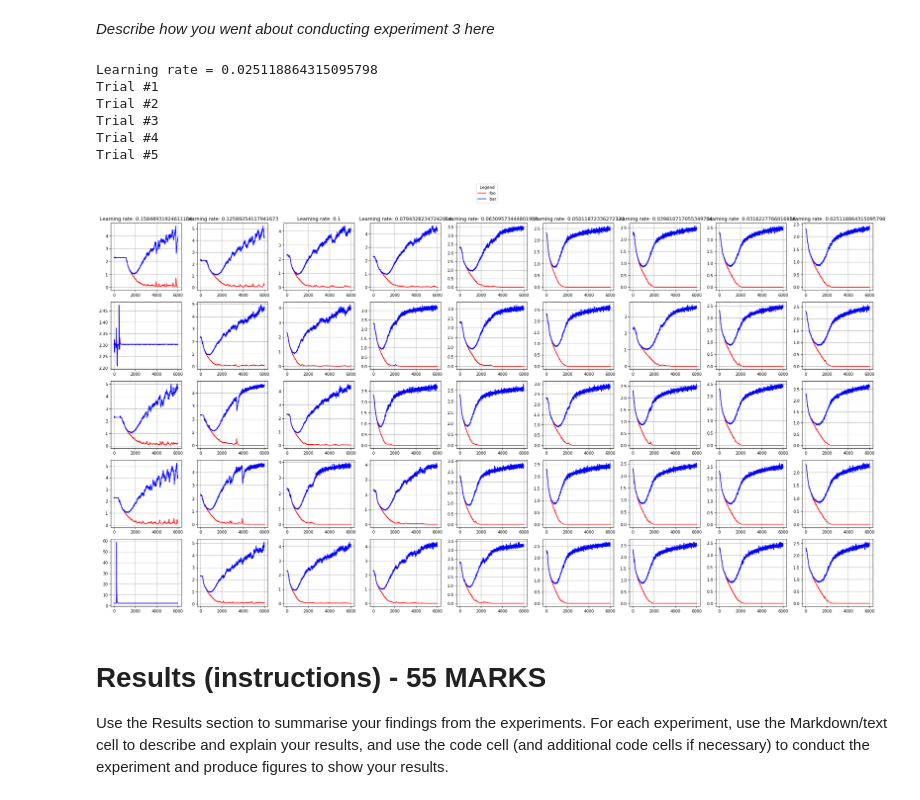
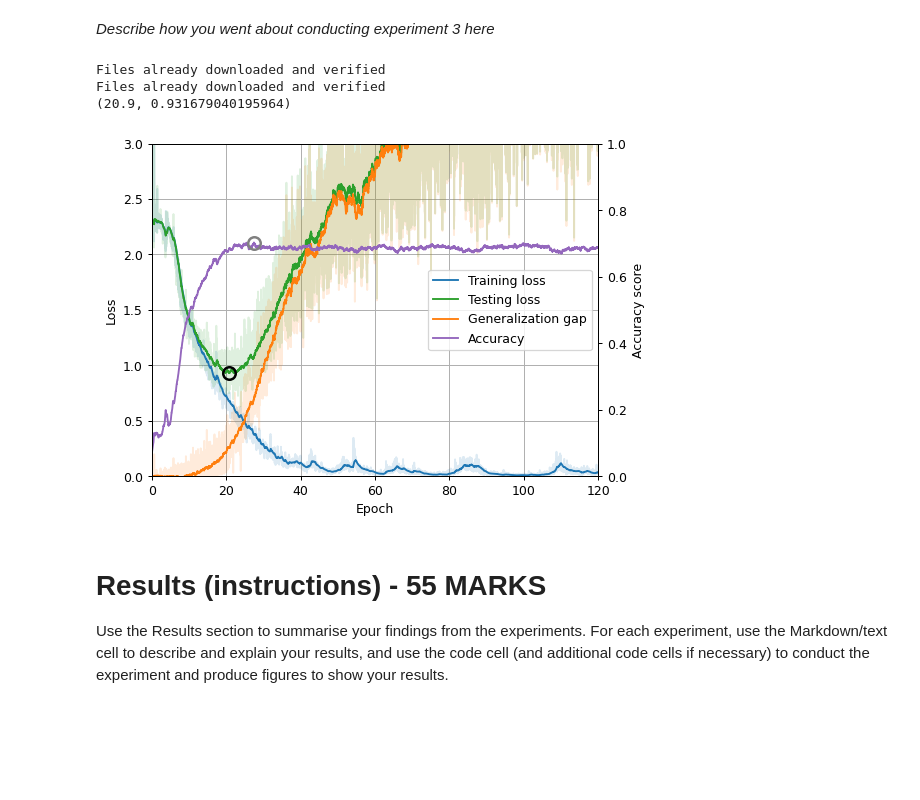
Before and after one commit to Guy29/CIFAR-10-experiments, a Jupyter notebook: 267649.ipynb, the cells around one changed output. Cells and saved outputs as stored; diff of their text form; code cells hidden in the pictures; blank space fills up the shorter version.

Commit message:
Add markers for best test loss and best accuracy

```diff
--- a/267649.ipynb
+++ b/267649.ipynb
@@ -237,63 +265,21 @@ plt.rcParams['figure.dpi'] = 75
 # %%
 train_set = datasets.CIFAR10(root='data', train=True , download=True, transform=ToTensor())
 test_set  = datasets.CIFAR10(root='data', train=False, download=True, transform=ToTensor())
 
 model     = NeuralNetwork().to(device)
 loss_fn   = nn.CrossEntropyLoss()
 optimizer = torch.optim.SGD(model.parameters(), lr=0.1, momentum=0.9)
 
-metrics   = train_and_test(model, train_set, test_set, 50, loss_fn, optimizer, 1, device)
+#metrics   = train_and_test(model, train_set, test_set, 50, loss_fn, optimizer, 1, device)
+metrics = results[0.1][0]
+print(saturation_point(metrics))
 
-plot_metrics(*metrics)
+plot_metrics(metrics)
+# %% [output]
+Files already downloaded and verified
+Files already downloaded and verified
+(20.9, 0.931679040195964)
+[figure, added]
-# %%
-with open('lr_results.pickle','rb+') as f:
-    results = pickle.load(f)
-
-for learning_rate in [0.1**1.6]:
-    print(f'Learning rate = {learning_rate}')
-    for i in range(1, 6):
-        print(f'Trial #{i}')
-        model     = NeuralNetwork().to(device)
-        loss_fn   = nn.CrossEntropyLoss()
-        optimizer = torch.optim.SGD(model.parameters(), lr=learning_rate, momentum=0.9)
-        metrics   = train_and_test(model, train_set, test_set, 50, loss_fn, optimizer, 120, device)
-        results[learning_rate] = results.get(learning_rate,[]) + [metrics]
-
-with open('lr_results.pickle','wb+') as f:
-    pickle.dump(results, f)
-# %% [output]
-Learning rate = 0.025118864315095798
-Trial #1
-Trial #2
-Trial #3
-Trial #4
-Trial #5
-# %%
-# Creating a 5x5 grid of subplots
-fig, axes = plt.subplots(nrows=5, ncols=9, figsize=(27,15))
-
-# Plotting data in each subplot
-for col, lr in enumerate(results):
-    for row, data in enumerate(results[lr][:5]):
-        ax = axes[row, col]
-        ax.plot(range(len(data[0])), exp_smooth(data[0]), 'r-', label='foo (version {})'.format(row+1))
-        ax.plot(range(len(data[1])), exp_smooth(data[1]), 'b-', label='bar (version {})'.format(row+1))
-        # Set titles only for the first row
-        if row == 0:
-            ax.set_title(f'Learning rate: {lr}')
-        ax.grid(True)
-
-# Removing x-axis labels and tick marks for the top row for clarity
-for ax in axes[0]:
-    ax.set_xlabel('')
-
-# Creating a horizontally centered unified legend for the whole figure
-fig.legend(['foo', 'bar'], loc='upper center', title='Legend', bbox_to_anchor=(0.5, 1))
-
-plt.tight_layout(rect=[0, 0, 1, 0.93])  # Adjust layout to not overlap with legend
-plt.show()
-# %% [output]
-[figure, removed]
 # %% [markdown]
 # Results (instructions) - 55 MARKS <ignore>
 Use the Results section to summarise your findings from the experiments. For each experiment, use the Markdown/text cell to describe and explain your results, and use the code cell (and additional code cells if necessary) to conduct the experiment and produce figures to show your results.
```
Also changed, not shown: parts of 3 cells of this notebook.
